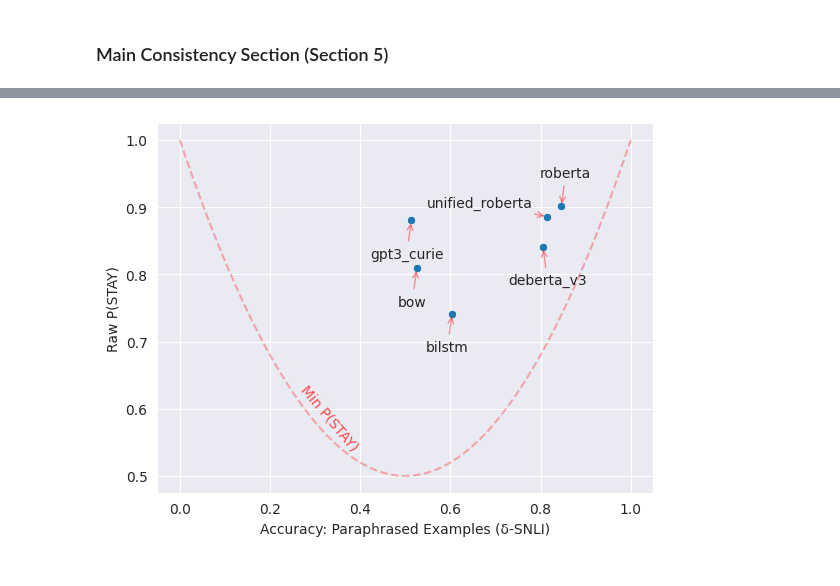
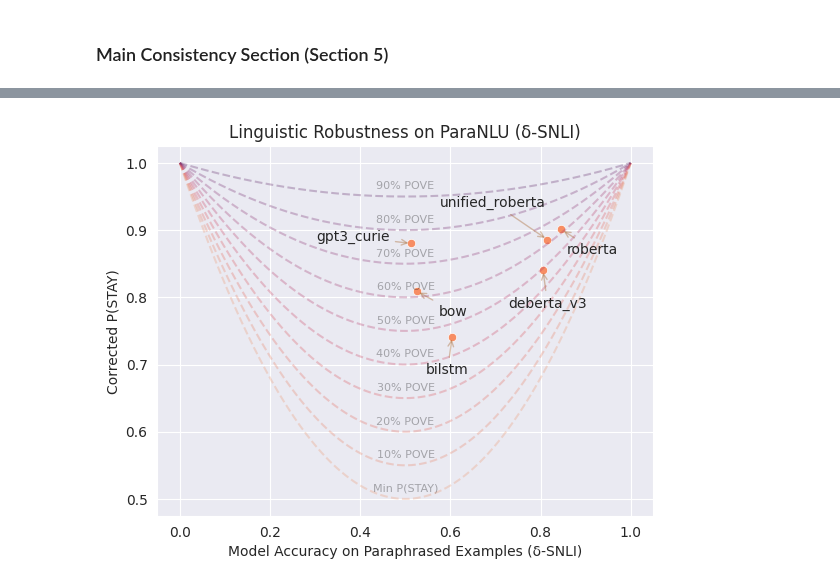
Before and after one commit to nehasrikn/paraphrase-nlu-internal, a Jupyter notebook: experiments/human_consistency/consistency_analysis.ipynb, the cells around one changed output, grey strips where cells are left out. Cells and saved outputs as stored; diff of their text form; code cells hidden in the pictures.

Commit message:
fixed plots and pstay results

```diff
--- a/experiments/human_consistency/consistency_analysis.ipynb
+++ b/experiments/human_consistency/consistency_analysis.ipynb
@@ -43,61 +43,58 @@ for dataset in ['snli', 'atomic', 'social', 'anli']:
 from simple_colors import *
 sns.set_style('darkgrid')
 import matplotlib.pyplot as plt
-from adjustText import adjust_text  # Import adjust_text function
+from plotting_utils import plot_isocurves
 
 x = []
 y = []
 names = []
+dataset = 'snli'
 
 for model, results in human_results.items():
-    analysis = results['snli-human']
-    test_results = results['snli-test']
+    analysis = results[f'{dataset}-human']
+    test_results = results[f'{dataset}-test']
 
     linguistic_robustness = analysis.linguistic_robustness_summary(test_results)
 
-    print(green(model))
+    #print(green(model))
     #print(linguistic_robustness)
 
-    print('P(STAY):', linguistic_robustness['stay_prob'])
-    print('P(STAY)-corrected:', linguistic_robustness['stay_prob_corrected'])
-    print('\ntest set acc:', test_results.accuracy)
-    print('paranlu acc:', analysis.original_example_accuracy())
-    print('paraphrase acc:', analysis.paraphrase_accuracy())
-    print('paraphrase acc corrected:', analysis.calculate_weighted_paraphrase_accuracy(test_results))
+    # print('P(STAY):', linguistic_robustness['stay_prob'])
+    # print('P(STAY)-corrected:', linguistic_robustness['stay_prob_corrected'])
+    # print('\ntest set acc:', test_results.accuracy)
+    # print('paranlu acc:', analysis.original_example_accuracy())
+    # print('paraphrase acc:', analysis.paraphrase_accuracy())
+    # print('paraphrase acc corrected:', analysis.calculate_weighted_paraphrase_accuracy(test_results))
+    #print()
 
-    x.append(analysis.calculate_weighted_paraphrase_accuracy(test_results)) #) #
+    x.append(analysis.calculate_weighted_paraphrase_accuracy(test_results))
     y.append(linguistic_robustness['stay_prob_corrected'])
     names.append(model)
-    print()
 
-sns.scatterplot(x=x, y=y)
+
+sns.scatterplot(x=x, y=y, color='#f78d63')
 
 ax = plt.gca()
-ax.set_xlabel("Accuracy: Paraphrased Examples (δ-SNLI)")
-ax.set_ylabel("Raw P(STAY)")
+ax.set_xlabel("Model Accuracy on Paraphrased Examples (δ-SNLI)")
+ax.set_ylabel("Corrected P(STAY)")
+ax.set_title(f'Linguistic Robustness on ParaNLU (δ-SNLI)')
 
 for i in range(len(names)):
-    arrow_properties = dict(arrowstyle='->', connectionstyle='arc3', color='red', alpha=0.4)
-    if names[i] in ['gpt3_curie', 'bow', 'bilstm']:
-        positioning = (x[i] - 0.01, y[i] - 0.05)
-    elif names[i] == 'unified_roberta':
-        positioning = (x[i] - 0.15, y[i] + 0.02)
-    elif names[i] == 'deberta_v3':
-        positioning = (x[i] + 0.01, y[i] - 0.05)
-    else:
-        positioning = (x[i] + 0.01, y[i] + 0.05)
 
-    plt.annotate(names[i], xy=(x[i], y[i]), xytext=positioning, arrowprops=arrow_properties, fontsize=10, ha='center', va='center',)
+    arrow_properties = dict(arrowstyle='->', connectionstyle='arc3', color='#a86832', alpha=0.4)
+    positionings = {
+        'bow': [0.08, -0.03],
+        'gpt3_curie': [-0.13, 0.01],
+        'bilstm': [-0.01, -0.05],
+        'unified_roberta': [-0.12, 0.055],
+        'deberta_v3': [0.01, -0.05],
+        'roberta': [0.07, -0.03]
+    }
+
+    plt.annotate(names[i], xy=(x[i], y[i]), xytext=(x[i] + positionings[names[i]][0], y[i] + positionings[names[i]][1]), arrowprops=arrow_properties, fontsize=10, ha='center', va='center')
 
 
-
-# plot the bowl
-bernoullis = np.linspace(0, 1, 1000)
-bernoulli_vars = bernoullis * (1-bernoullis)
-min_pstay = 1 - 2*bernoulli_vars
-
-ax.plot(bernoullis, min_pstay, 'r--', label='Min P(STAY)', alpha=0.3)
-ax.annotate("Min P(STAY)", (bernoullis[400], min_pstay[400]+0.12), rotation=-50, ha='right', va='top', alpha=0.7, color='red')
+plot_isocurves(ax)
 
 plt.savefig('modeling_paradigms_pstay.pdf')
 plt.show()
@@ -122 +102 @@ paraphrase acc corrected: 0.5133432153800734
-[figure, old version]
+[figure, new version]
```
Also changed, not shown: parts of 2 cells of this notebook, 8 other files.
